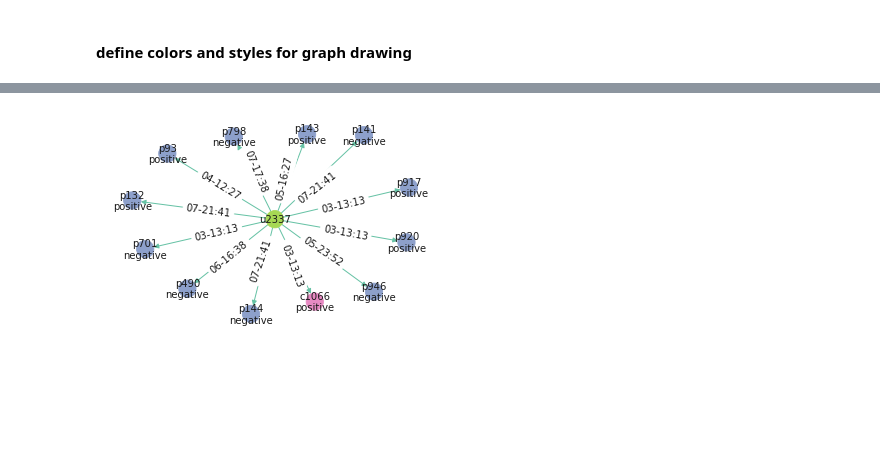
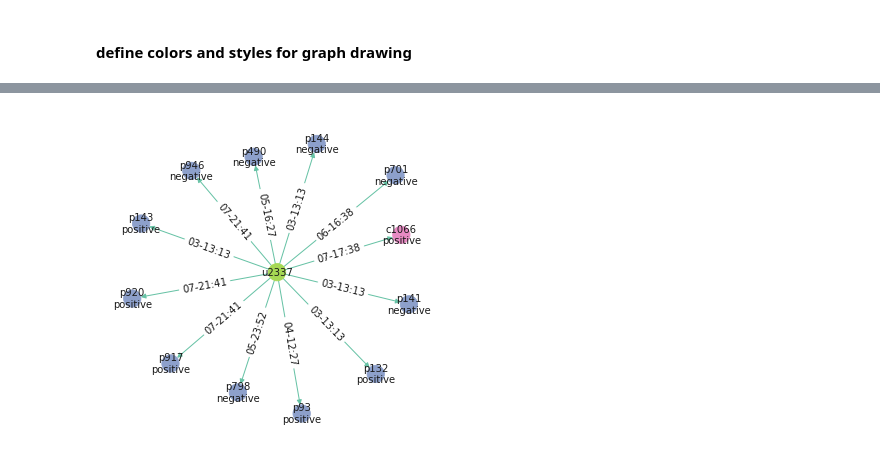
Before and after one commit to ruiliu310/dartpost-research, a Jupyter notebook: influence_graph.ipynb, the cells around one changed output, grey strips where cells are left out. Cells and saved outputs as stored; diff of their text form; code cells hidden in the pictures; blank space fills up the shorter version.

```diff
--- a/influence_graph.ipynb
+++ b/influence_graph.ipynb
@@ -82,24 +71,36 @@ G = nx.DiGraph()
 for u, uname, obs, sock in df_users[["id", "username", "isObserver", "isPuppet"]].values:
     G.add_node(f"u{u}", id=u, kind="user", name=uname, observer=(obs == "t"), sock=(sock == "t"))
 
-for p, author, senti, score, topic in df_posts[["PostID", "AuthorId", "labels", "scores", "topic_label"]].values:
-    G.add_node(f"p{p}", id=p, kind="post", author=author, senti=senti, score=score, topic=topic)
+for p, author, t, senti, score, topic in df_posts[["PostID", "AuthorId", "createdAt", "labels", "scores", "topic_label"]].values:
+    G.add_node(f"p{p}", id=p, kind="post", time=t, author=author, senti=senti, score=score, topic=topic)
 
-for c, author, senti, score, topic in df_comts[["id", "CommenterId", "labels", "scores", "topic_label"]].values:
-    G.add_node(f"c{c}", id=c, kind="comt", author=author, senti=senti, score=score, topic=topic)
-
-# G.add_nodes_from([f"u{u}" for u in df_users["id"]])
-# G.add_nodes_from([f"p{p}" for p in df_posts["PostID"]])
-# G.add_nodes_from([f"c{c}" for c in df_comts["id"]])
+for c, author, t, senti, score, topic in df_comts[["id", "CommenterId", "createdAt", "labels", "scores", "topic_label"]].values:
+    G.add_node(f"c{c}", id=c, kind="comt", time=t, author=author, senti=senti, score=score, topic=topic)
 # %%
+# add views
 for u, p, t, i in df_views[["UserId", "PostId", "createdAt", "id"]].values:
     p_name = f"p{p}" if p in df_posts["PostID"] else f"c{p}"
     if f"u{u}" in G.nodes and p_name in G.nodes:
         G.add_edge(f"u{u}", p_name, time=t, id=i, kind="view")
 
+# add likes
 for u, p, t, i in df_likes[["UserId", "PostId", "createdAt", "id"]].values:
-    if f"u{u}" in G.nodes and f"p{p}" in G.nodes:
-        G.add_edge(f"u{u}", f"p{p}", time=t, id=i, kind="like")
+    p_name = f"p{p}" if p in df_posts["PostID"] else f"c{p}"
+    if f"u{u}" in G.nodes and p_name in G.nodes:
+        G.add_edge(f"u{u}", p_name, time=t, id=i, kind="like")
+
+# add create
+for p, u, t in df_posts[["PostID", "AuthorId", "createdAt"]].values:
+    if f"u{u}" in G.nodes:
+        G.add_edge(f"p{p}", f"u{u}", time=t, kind="make")
+
+for c, u, t, in df_comts[["id", "CommenterId", "createdAt"]].values:
+    if f"u{u}" in G.nodes:
+        G.add_edge(f"c{c}", f"u{u}", time=t, kind="make")
+
+# for c, u, t in df_comts[["PostId", "CommenterId", "createdAt"]].values:
+#     if f"u{u}" in G.nodes and f"c{c}" in G.nodes:
+#         G.add_edge(f"c{c}", f"u{u}", kind="comt_by", time=t)
 # %%
 def get_subgraph_with_node(G, node_name, topic="a"):
     # children = nx.descendants(G, source=node_name) | {node_name}
@@ -141,6 +142,7 @@ color_map = {
     "post": 2,
     "comt": 3,
     "user": 4,
+    "make": 5,
 }
 
 style_map = {
@@ -150,26 +163,29 @@ style_map = {
 # %%
 subG = nx.subgraph(G, path + [node_name])
-pos = nx.spring_layout(subG)
-fig = plt.figure()
+
+pos = nx.spring_layout(subG, seed=3)
+# pos = nx.drawing.nx_agraph.graphviz_layout(subG, prog="dot")
+fig = plt.figure(figsize=(6, 6))
 ax = fig.subplots()
 
 nx.draw(
     subG, ax=ax,
+    pos=pos,
     with_labels=True,
     node_color=[use_color[color_map[subG.nodes[n]["kind"]]] for n in subG.nodes],
     edge_color=[use_color[color_map[subG.edges[e]["kind"]]] for e in subG.edges],
     labels={n: f"{n}\n{subG.nodes[n]['senti']}" if subG.nodes[n]['kind'] != "user" else n for n in subG.nodes},
     font_size=10,
 )
 
 nx.draw_networkx_edge_labels(
     subG, pos=pos, ax=ax,
     edge_labels={e: f"{subG.edges[e]['time']:%d-%H:%M}" for e in subG.edges}
 )
 
 # ax.set_title(f"Auxilary graph")
 print("")
 # %% [output]
-[figure, old version]
+[figure, new version]
 # %%
 user_timeline = {
```
Also changed, not shown: parts of 13 cells of this notebook.
